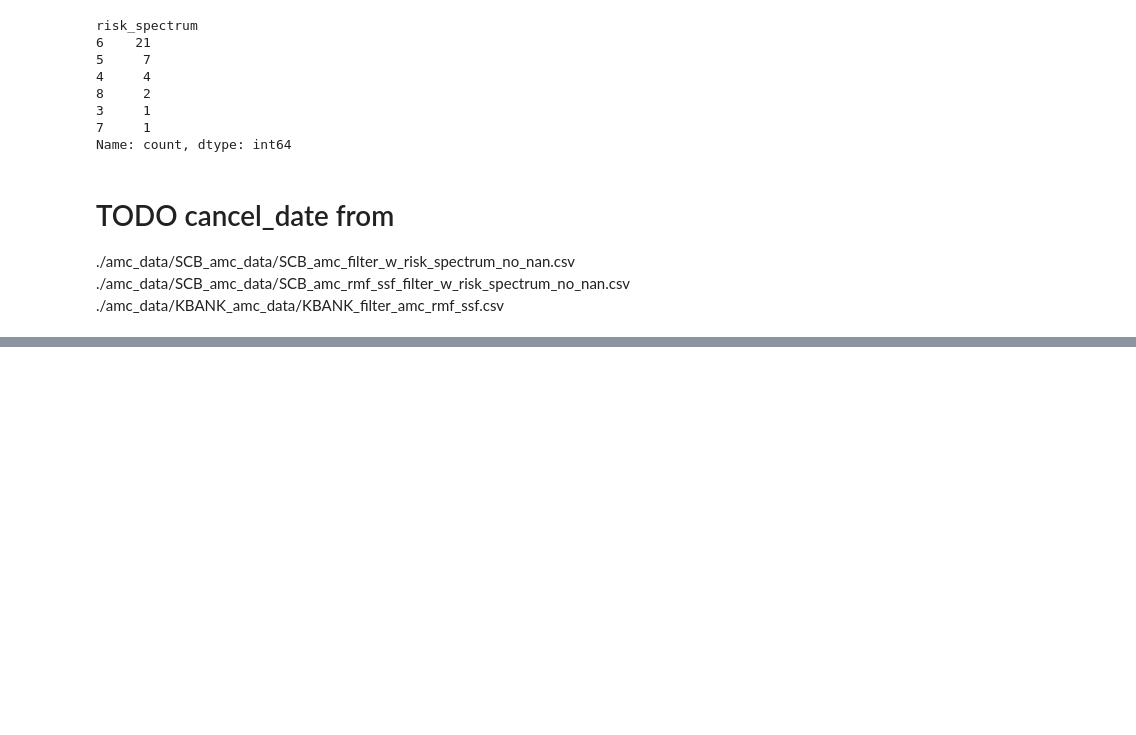
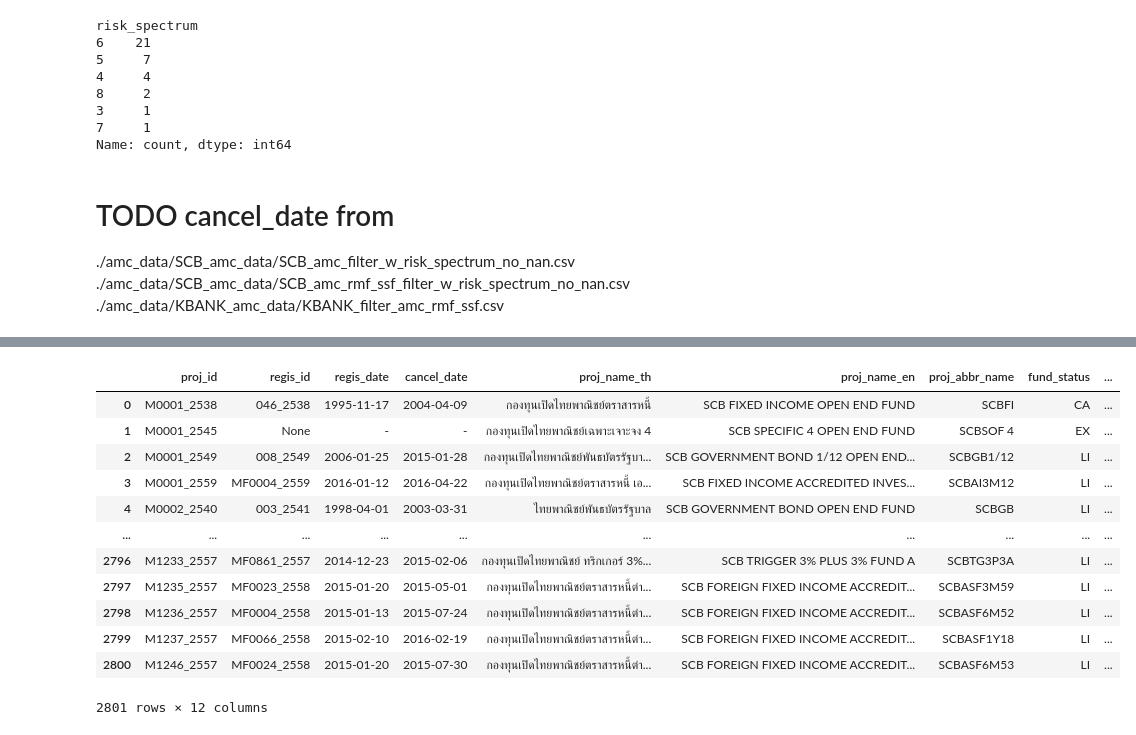
Before and after one commit to taro54071/Finance-Made-Easy-Personalized-Planner, a Jupyter notebook: Python_script/filter_amc_data.ipynb, the cells around one changed output, grey strips where cells are left out. Drawn from its saved outputs; the diff is of its cells as text; code cells hidden in the pictures; blank space fills up the shorter version.

```diff
--- a/Python_script/filter_amc_data.ipynb
+++ b/Python_script/filter_amc_data.ipynb
@@ -673,0 +827,19 @@ tmp_KBANK_amc_rmf_ssf.to_csv('./amc_data/KBANK_AMC_DATA/KBANK_filter_amc_rmf_ssf
+# %%
+response = requests.get(f'https://api.sec.or.th/FundFactsheet/fund/amc/C0000000239',headers=headers2)
+amc_name = json.loads(response.text)
+scb = pd.DataFrame(amc_name)
+scb
+# %% [output]
+|  | proj_id | regis_id | regis_date | cancel_date | proj_name_th | proj_name_en | proj_abbr_name | fund_status | ... |
+| 0 | M0001_2538 | 046_2538 | 1995-11-17 | 2004-04-09 | กองทุนเปิดไทยพาณิชย์ตราสารหนี้ | SCB FIXED INCOME OPEN END FUND | SCBFI | CA | ... |
+| 1 | M0001_2545 | None | - | - | กองทุนเปิดไทยพาณิชย์เฉพาะเจาะจง 4 | SCB SPECIFIC 4 OPEN END FUND | SCBSOF 4 | EX | ... |
+| 2 | M0001_2549 | 008_2549 | 2006-01-25 | 2015-01-28 | กองทุนเปิดไทยพาณิชย์พันธบัตรรัฐบา... | SCB GOVERNMENT BOND 1/12 OPEN END... | SCBGB1/12 | LI | ... |
+| 3 | M0001_2559 | MF0004_2559 | 2016-01-12 | 2016-04-22 | กองทุนเปิดไทยพาณิชย์ตราสารหนี้ เอ... | SCB FIXED INCOME ACCREDITED INVES... | SCBAI3M12 | LI | ... |
+| 4 | M0002_2540 | 003_2541 | 1998-04-01 | 2003-03-31 | ไทยพาณิชย์พันธบัตรรัฐบาล | SCB GOVERNMENT BOND OPEN END FUND | SCBGB | LI | ... |
+| ... | ... | ... | ... | ... | ... | ... | ... | ... | ... |
+| 2796 | M1233_2557 | MF0861_2557 | 2014-12-23 | 2015-02-06 | กองทุนเปิดไทยพาณิชย์ ทริกเกอร์ 3%... | SCB TRIGGER 3% PLUS 3% FUND A | SCBTG3P3A | LI | ... |
+| 2797 | M1235_2557 | MF0023_2558 | 2015-01-20 | 2015-05-01 | กองทุนเปิดไทยพาณิชย์ตราสารหนี้ต่า... | SCB FOREIGN FIXED INCOME ACCREDIT... | SCBASF3M59 | LI | ... |
+| 2798 | M1236_2557 | MF0004_2558 | 2015-01-13 | 2015-07-24 | กองทุนเปิดไทยพาณิชย์ตราสารหนี้ต่า... | SCB FOREIGN FIXED INCOME ACCREDIT... | SCBASF6M52 | LI | ... |
+| 2799 | M1237_2557 | MF0066_2558 | 2015-02-10 | 2016-02-19 | กองทุนเปิดไทยพาณิชย์ตราสารหนี้ต่า... | SCB FOREIGN FIXED INCOME ACCREDIT... | SCBASF1Y18 | LI | ... |
+| 2800 | M1246_2557 | MF0024_2558 | 2015-01-20 | 2015-07-30 | กองทุนเปิดไทยพาณิชย์ตราสารหนี้ต่า... | SCB FOREIGN FIXED INCOME ACCREDIT... | SCBASF6M53 | LI | ... |
+2801 rows × 12 columns
```
Also changed, not shown: parts of 24 cells of this notebook.
